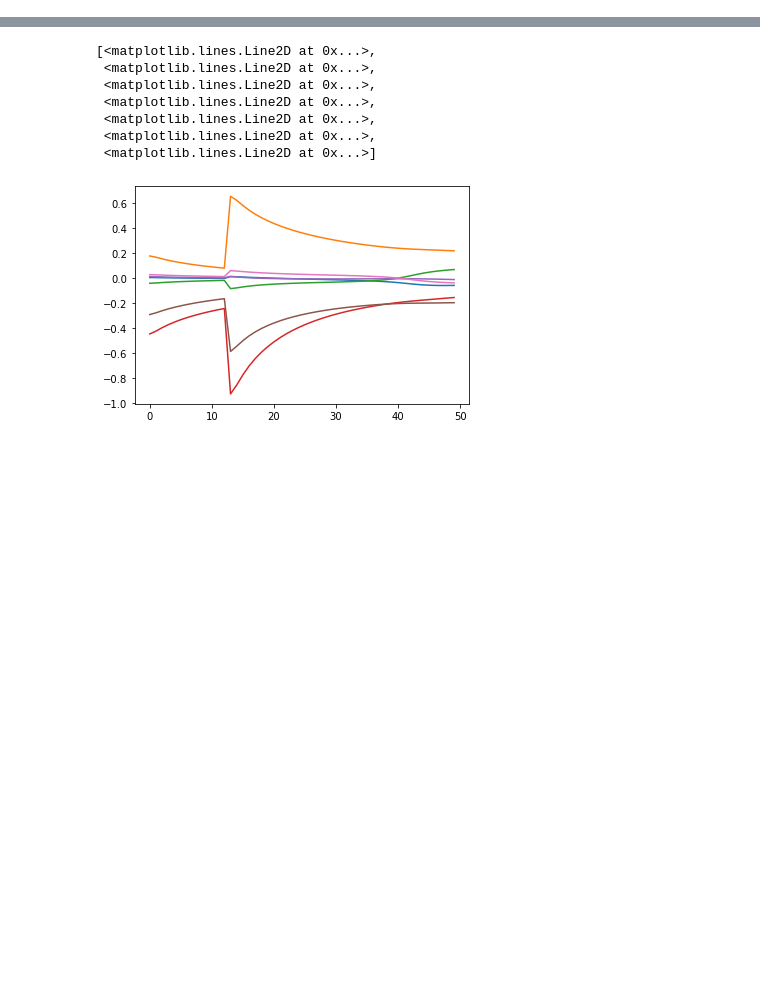
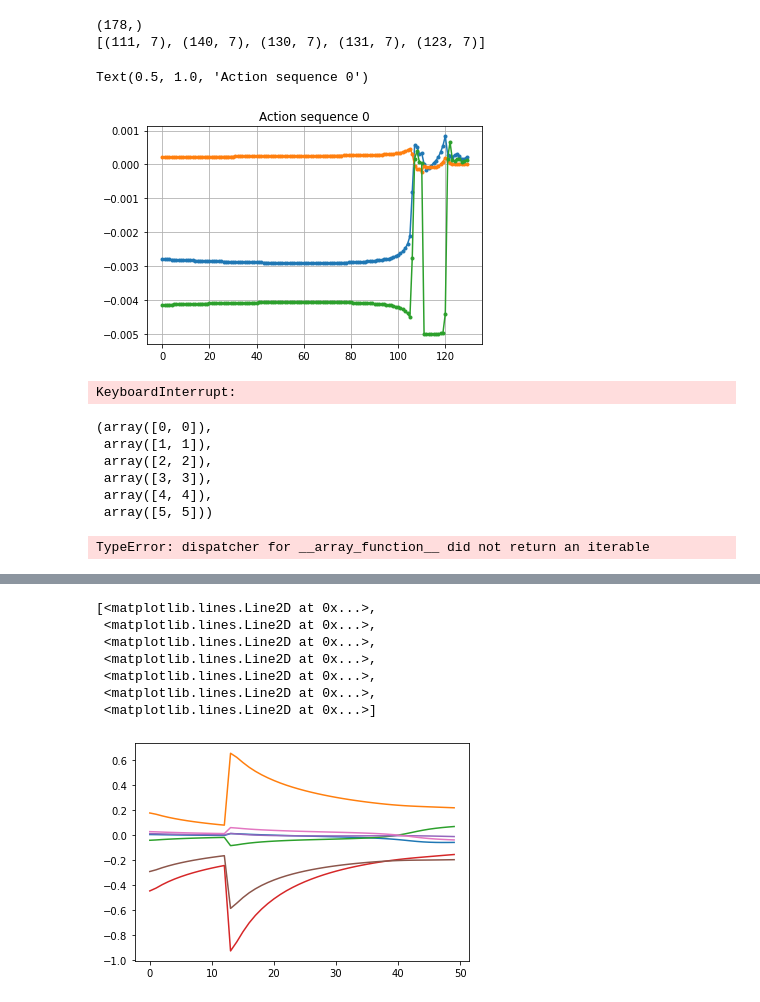
Before and after one commit to huber2/msc_project, a Jupyter notebook: analysis/analyse_data.ipynb, the cells around one changed output, grey strips where cells are left out. Cells and saved outputs as stored; diff of their text form; code cells hidden in the pictures; blank space fills up the shorter version.

```diff
--- a/analysis/analyse_data.ipynb
+++ b/analysis/analyse_data.ipynb
@@ -3,4 +3,4 @@ import numpy as np
 from matplotlib import pyplot as plt
 from scipy.spatial.transform.rotation import Rotation
 # %%
-log = dict(np.load('bc_log.npz', allow_pickle=True))['arr_0']
+demos = np.load('../data/demo_reach_object_22_07_07_10_51_44.npz', allow_pickle=True)
@@ -6,0 +18,36 @@ log = dict(np.load('bc_log.npz', allow_pickle=True))['arr_0']
+# %%
+a = demos['demo_action_sequences']
+# %%
+print(a.shape)
+print([a[i].shape for i in range(5)])
+# %% [output]
+(178,)
+[(111, 7), (140, 7), (130, 7), (131, 7), (123, 7)]
+# %%
+plt.plot(a[2][:, 0:3], '.-')
+plt.grid()
+plt.title('Action sequence 0')
+# %% [output]
+Text(0.5, 1.0, 'Action sequence 0')
+[figure, added]
+# %%
+i =  demos['demo_image_sequences']
+# %% [output]
+KeyboardInterrupt:
+# %%
+x = np.arange(6)
+y = np.arange(6)
+
+z = tuple((np.array([x[i], y[i]]) for i in range(len(x))))
+z
+# %% [output]
+(array([0, 0]),
+ array([1, 1]),
+ array([2, 2]),
+ array([3, 3]),
+ array([4, 4]),
+ array([5, 5]))
+# %%
+list(map(lambda a,b: np.concatenate(a, b), x, y))
+# %% [output]
+TypeError: dispatcher for __array_function__ did not return an iterable
```
Also changed, not shown: parts of 23 cells of this notebook, 6 other files.
